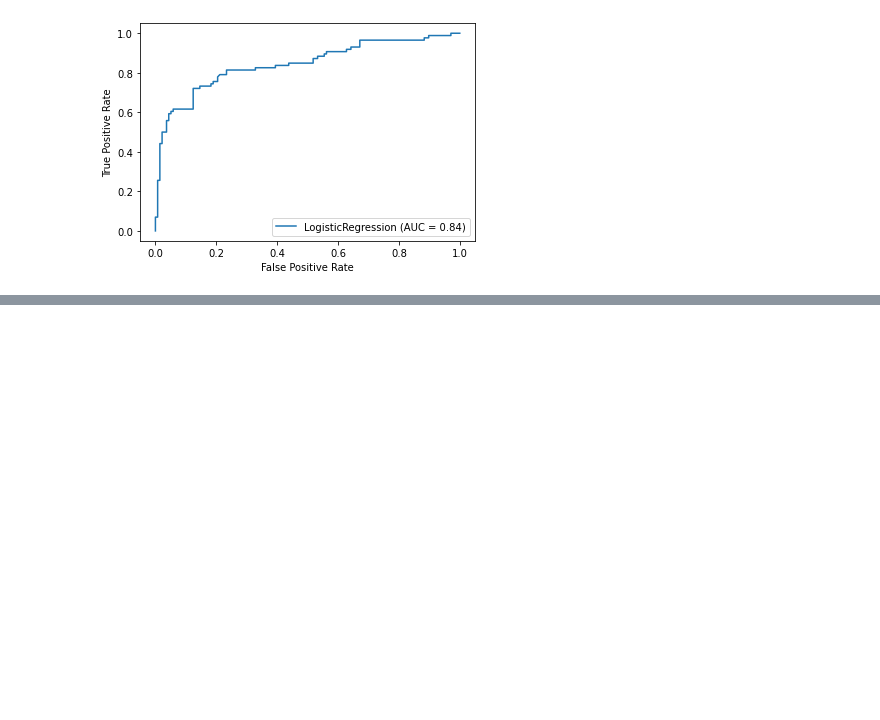
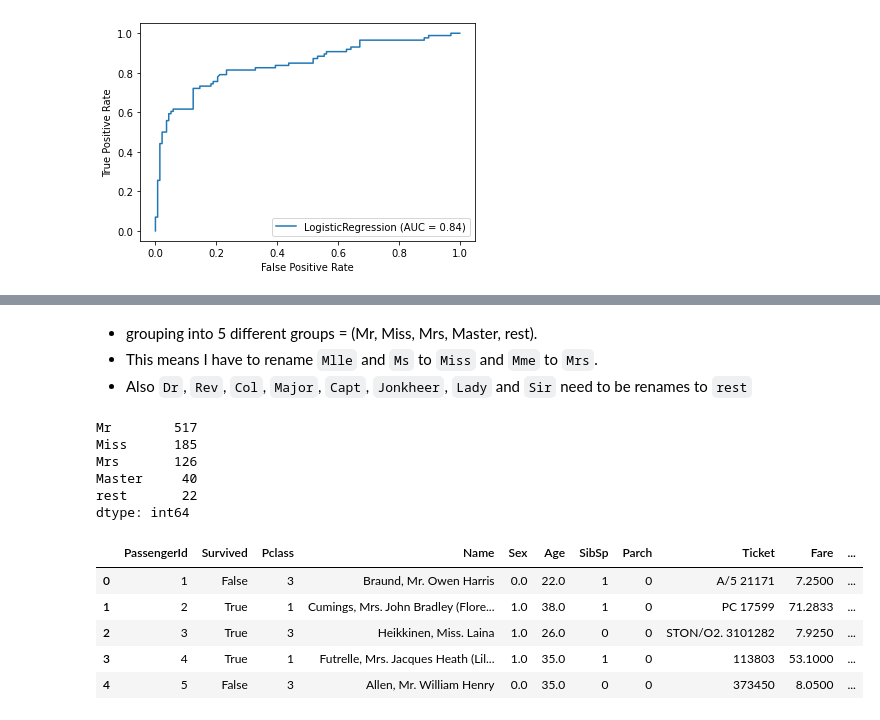
Before and after one commit to lau-b/titanic-model, a Jupyter notebook: notebooks/Logistic Regression Model.ipynb, the cells around one changed output, grey strips where cells are left out. Drawn from its saved outputs; the diff is of its cells as text; code cells hidden in the pictures; blank space fills up the shorter version.

```diff
--- a/notebooks/Logistic Regression Model.ipynb
+++ b/notebooks/Logistic Regression Model.ipynb
@@ -125,0 +232,2 @@ metrics.plot_roc_curve(model, X_test, y_test)
+# %%
+titles = df['Name'].str.extract(',\s(\w+)\.')
@@ -125,0 +259,35 @@ metrics.plot_roc_curve(model, X_test, y_test)
+# %% [markdown]
+- grouping into 5 different groups = (Mr, Miss, Mrs, Master, rest).
+- This means I have to rename `Mlle` and `Ms` to `Miss` and `Mme` to `Mrs`.
+- Also `Dr`, `Rev`, `Col`, `Major`, `Capt`, `Jonkheer`, `Lady` and `Sir` need to be renames to `rest`
+# %%
+df['titles'] = titles.replace({'Mlle': 'Miss',
+                     'Ms': 'Miss',
+                     'Mme': 'Mrs',
+                     'Dr': 'rest',
+                     'Don': 'rest',
+                     'Rev': 'rest',
+                     'Col': 'rest',
+                     'Major': 'rest',
+                     'Capt': 'rest',
+                     'Jonkheer': 'rest',
+                     'Lady': 'rest',
+                     'Sir': 'rest'})
+# %%
+t2.value_counts()
+# %% [output]
+Mr        517
+Miss      185
+Mrs       126
+Master     40
+rest       22
+dtype: int64
+# %%
+df.head()
+# %% [output]
+|  | PassengerId | Survived | Pclass | Name | Sex | Age | SibSp | Parch | Ticket | Fare | ... |
+| 0 | 1 | False | 3 | Braund, Mr. Owen Harris | 0.0 | 22.0 | 1 | 0 | A/5 21171 | 7.2500 | ... |
+| 1 | 2 | True | 1 | Cumings, Mrs. John Bradley (Flore... | 1.0 | 38.0 | 1 | 0 | PC 17599 | 71.2833 | ... |
+| 2 | 3 | True | 3 | Heikkinen, Miss. Laina | 1.0 | 26.0 | 0 | 0 | STON/O2. 3101282 | 7.9250 | ... |
+| 3 | 4 | True | 1 | Futrelle, Mrs. Jacques Heath (Lil... | 1.0 | 35.0 | 1 | 0 | 113803 | 53.1000 | ... |
+| 4 | 5 | False | 3 | Allen, Mr. William Henry | 0.0 | 35.0 | 0 | 0 | 373450 | 8.0500 | ... |
```
Also changed, not shown: parts of 15 cells of this notebook, 1 other file.
